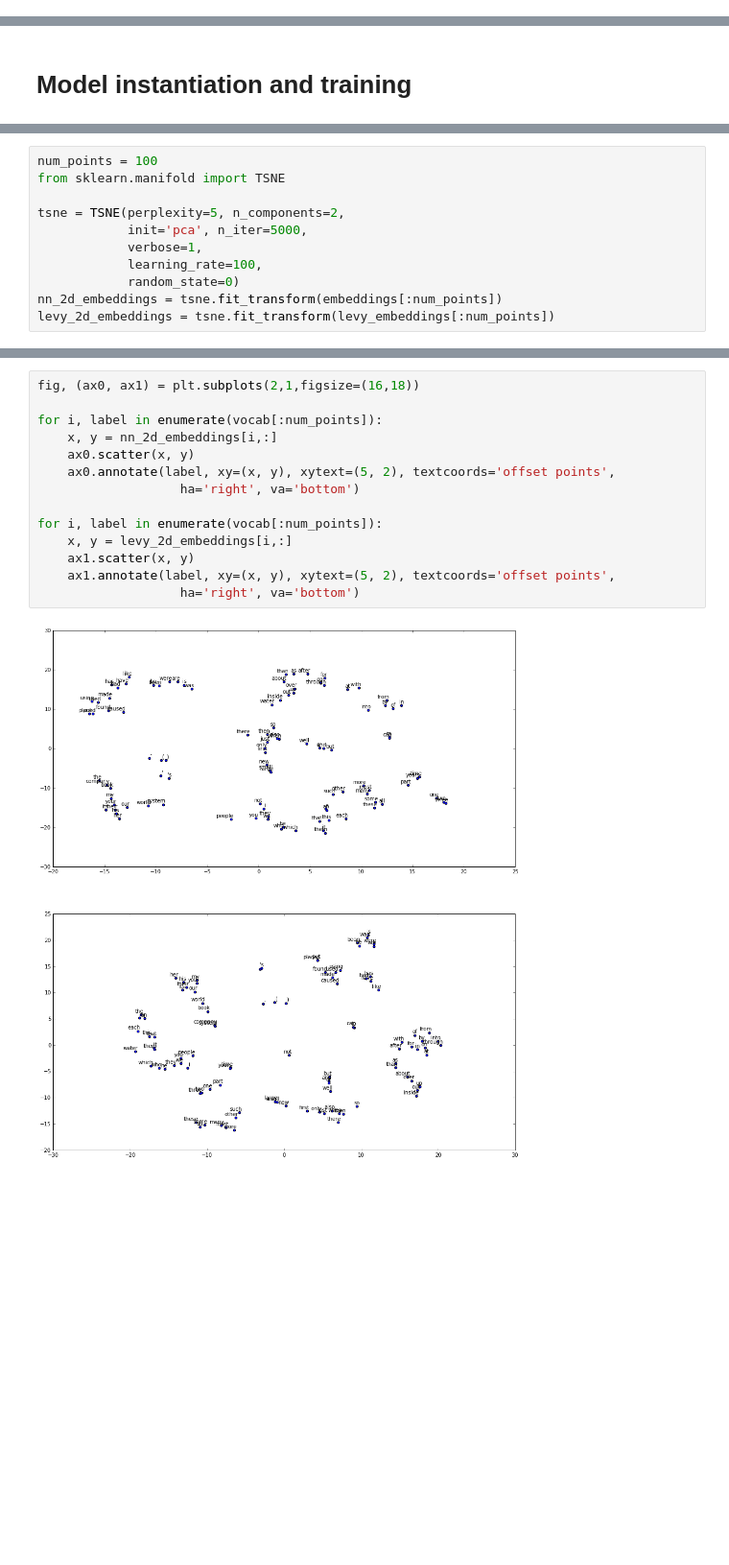
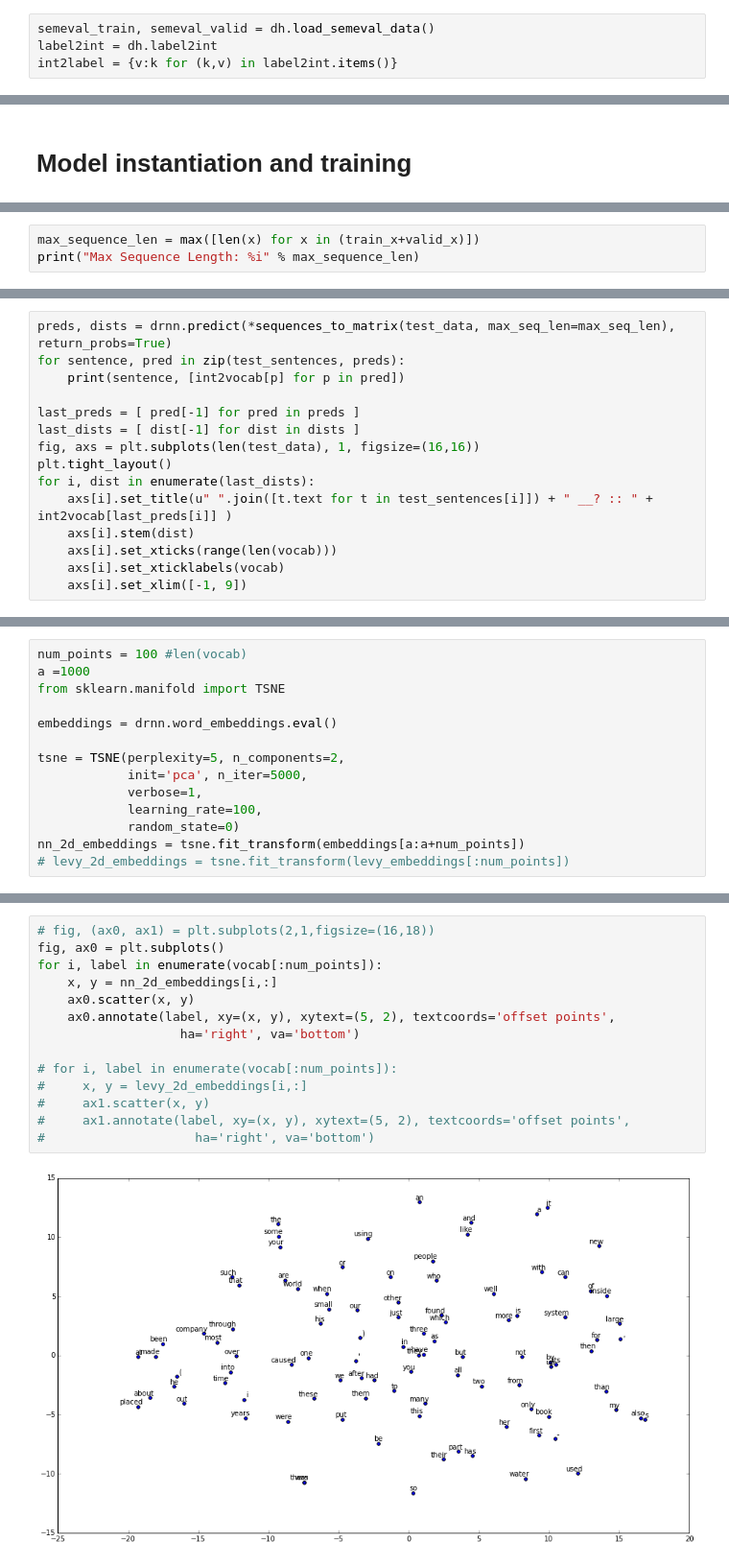
Before and after one commit to teffland/Relation-Extraction, a Jupyter notebook: Dependency RNN.ipynb, the cells around one changed output, grey strips where cells are left out. Shown at 96% size. Saved outputs shown, nothing was run; the diff lists cells and outputs as text; blank space fills up the shorter version.

```diff
--- a/Dependency RNN.ipynb
+++ b/Dependency RNN.ipynb
@@ -187,0 +27,4 @@ Token u'underground/indie' is oov
+# %%
+semeval_train, semeval_valid = dh.load_semeval_data()
+label2int = dh.label2int
+int2label = {v:k for (k,v) in label2int.items()}
@@ -448,0 +380,3 @@ TypeError: 'GRUCell' object has no attribute '__getitem__'
+# %%
+max_sequence_len = max([len(x) for x in (train_x+valid_x)])
+print("Max Sequence Length: %i" % max_sequence_len)
@@ -448,0 +509,15 @@ TypeError: 'GRUCell' object has no attribute '__getitem__'
+# %%
+preds, dists = drnn.predict(*sequences_to_matrix(test_data, max_seq_len=max_seq_len), return_probs=True)
+for sentence, pred in zip(test_sentences, preds):
+    print(sentence, [int2vocab[p] for p in pred])
+
+last_preds = [ pred[-1] for pred in preds ]
+last_dists = [ dist[-1] for dist in dists ]
+fig, axs = plt.subplots(len(test_data), 1, figsize=(16,16))
+plt.tight_layout()
+for i, dist in enumerate(last_dists):
+    axs[i].set_title(u" ".join([t.text for t in test_sentences[i]]) + " __? :: " + int2vocab[last_preds[i]] )
+    axs[i].stem(dist)
+    axs[i].set_xticks(range(len(vocab)))
+    axs[i].set_xticklabels(vocab)
+    axs[i].set_xlim([-1, 9])
@@ -449,13 +555,16 @@ TypeError: 'GRUCell' object has no attribute '__getitem__'
 # %%
-num_points = 100
+num_points = 100 #len(vocab)
+a =1000
 from sklearn.manifold import TSNE
+
+embeddings = drnn.word_embeddings.eval()
 
 tsne = TSNE(perplexity=5, n_components=2,
             init='pca', n_iter=5000,
             verbose=1,
             learning_rate=100,
             random_state=0)
-nn_2d_embeddings = tsne.fit_transform(embeddings[:num_points])
-levy_2d_embeddings = tsne.fit_transform(levy_embeddings[:num_points])
+nn_2d_embeddings = tsne.fit_transform(embeddings[a:a+num_points])
+# levy_2d_embeddings = tsne.fit_transform(levy_embeddings[:num_points])
 # %% [output]
 [t-SNE] Computing pairwise distances...
@@ -473,16 +575,16 @@ levy_2d_embeddings = tsne.fit_transform(levy_embeddings[:num_points])
 # %%
-fig, (ax0, ax1) = plt.subplots(2,1,figsize=(16,18))
-
+# fig, (ax0, ax1) = plt.subplots(2,1,figsize=(16,18))
+fig, ax0 = plt.subplots()
 for i, label in enumerate(vocab[:num_points]):
     x, y = nn_2d_embeddings[i,:]
     ax0.scatter(x, y)
     ax0.annotate(label, xy=(x, y), xytext=(5, 2), textcoords='offset points',
                    ha='right', va='bottom')
 
-for i, label in enumerate(vocab[:num_points]):
-    x, y = levy_2d_embeddings[i,:]
-    ax1.scatter(x, y)
-    ax1.annotate(label, xy=(x, y), xytext=(5, 2), textcoords='offset points',
-                   ha='right', va='bottom')
+# for i, label in enumerate(vocab[:num_points]):
+#     x, y = levy_2d_embeddings[i,:]
+#     ax1.scatter(x, y)
+#     ax1.annotate(label, xy=(x, y), xytext=(5, 2), textcoords='offset points',
+#                    ha='right', va='bottom')
 # %% [output]
-[figure, old version]
+[figure, new version]
```
Also changed, not shown: parts of 41 cells of this notebook.
